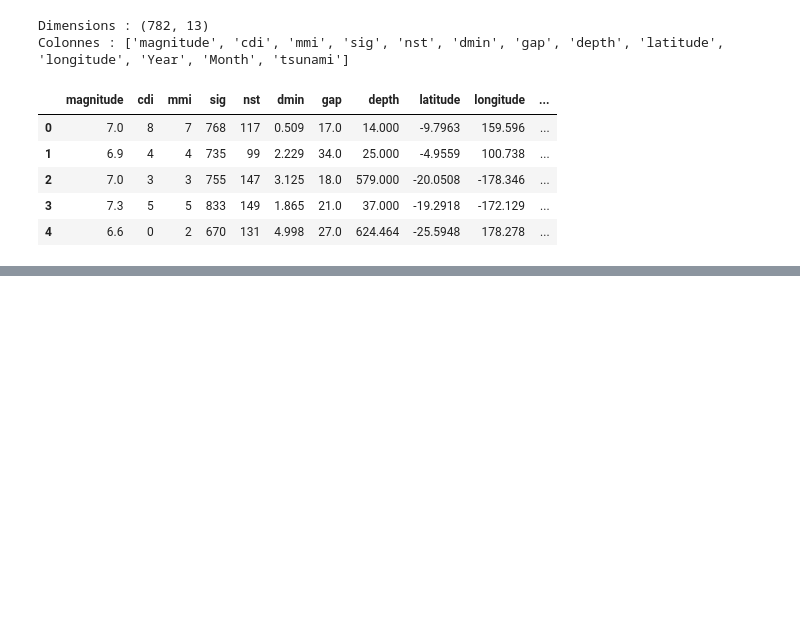
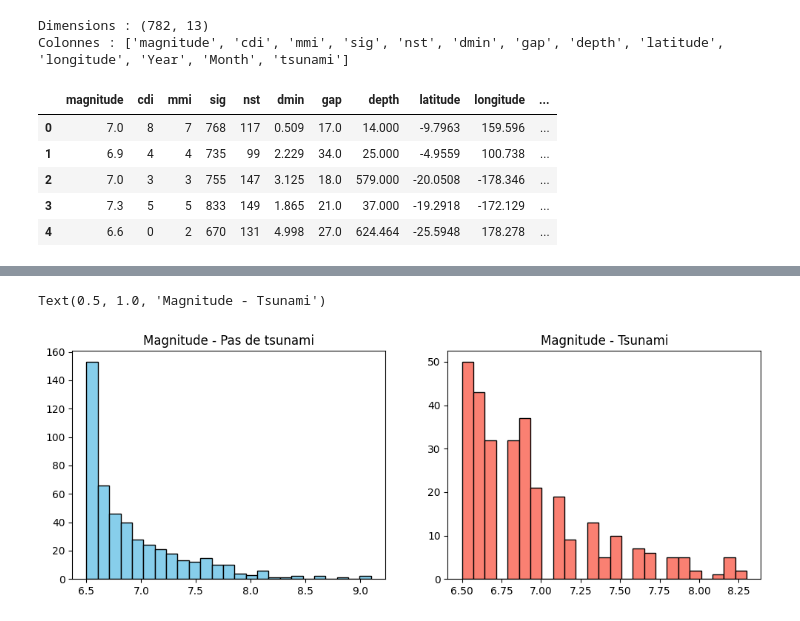
Before and after one commit to ayoub1999hannachi/earthquake-tsunami, a Jupyter notebook: notebooks/earthquake-tsunami.ipynb, the cells around one changed output, grey strips where cells are left out. Drawn from its saved outputs; the diff is of its cells as text; code cells hidden in the pictures; blank space fills up the shorter version.

```diff
--- a/notebooks/earthquake-tsunami.ipynb
+++ b/notebooks/earthquake-tsunami.ipynb
@@ -39,0 +98,9 @@ Colonnes : ['magnitude', 'cdi', 'mmi', 'sig', 'nst', 'dmin', 'gap', 'depth', 'la
+# %%
+fig, ax = plt.subplots(1,2, figsize=(12,4))
+ax[0].hist(df.loc[df[TARGET]==0,'magnitude'], bins=25, color='skyblue', edgecolor='k')
+ax[0].set_title('Magnitude - Pas de tsunami')
+ax[1].hist(df.loc[df[TARGET]==1,'magnitude'], bins=25, color='salmon', edgecolor='k')
+ax[1].set_title('Magnitude - Tsunami')
+# %% [output]
+Text(0.5, 1.0, 'Magnitude - Tsunami')
+[figure, added]
```
Also changed, not shown: parts of 5 cells of this notebook.
